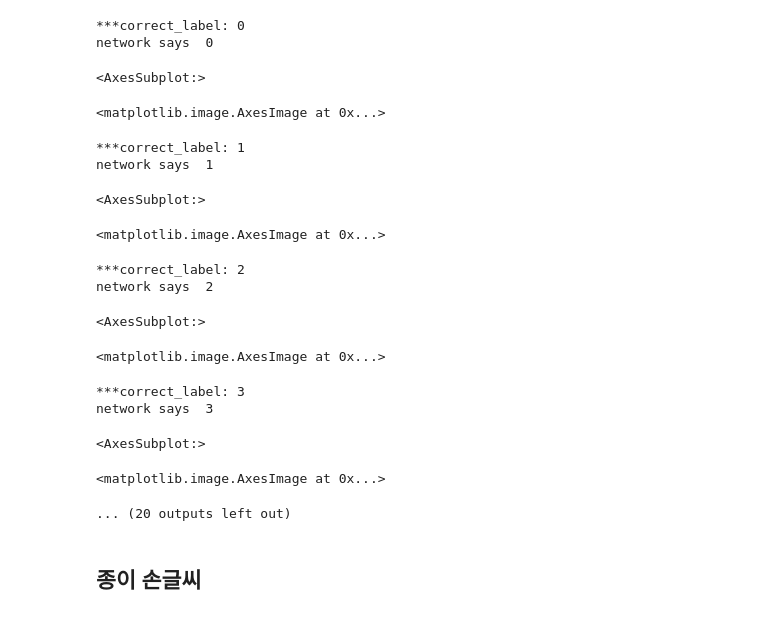
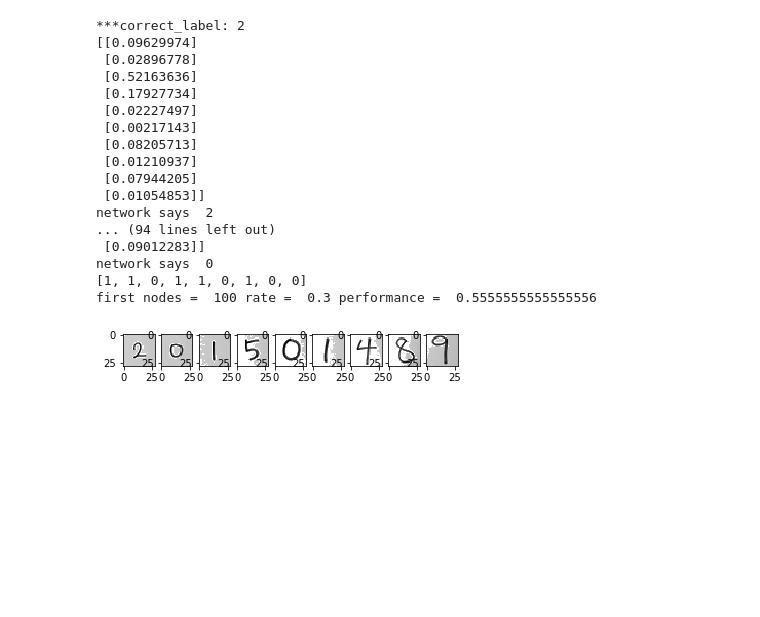
Before and after one commit to 0general/data-science, a Jupyter notebook: NNlab3.ipynb, the cells around one changed output. Cells and saved outputs as stored; diff of their text form; code cells hidden in the pictures; blank space fills up the shorter version.

```diff
--- a/NNlab3.ipynb
+++ b/NNlab3.ipynb
@@ -180,13 +292,0 @@ training_data_file.close()
-# %%
-#입력, 은닉, 출력 노드의 수
-input_nodes = 784
-hidden_nodes1 = 200
-hidden_nodes2 = 100
-output_nodes = 10
-
-#학습률
-learning_rate = 0.05
-
-#신경망의 인스턴스 생성
-n = neuralNetwork(input_nodes, hidden_nodes1, hidden_nodes2,
-                  output_nodes, learning_rate)
@@ -228,61 +293,62 @@ epochs  9  done
 # %%
-scorecard = []
+scorecard2 = []
 
 position = 1
-for image_file_name in glob.glob('my_own_images/my_?.png'):
+for image_file_name in glob.glob('my_real_images/실?_?.png'):
     correct_label = int(image_file_name[-5:-4])
     print("***correct_label:", correct_label)
 
     image_array = imageio.imread(image_file_name)
     image_array = image_array[:,:,0] #***컬러를 그레이 스케일로 변환***
 
     image_data = 255.0 - image_array.reshape(784)
+    image_data = numpy.asfarray([x if x > 73 else 0 for x in image_data])
     #28x28 행렬 값을 784개 값의 리스트로 재구성
     image_data = (image_data / 255.0 * 0.99) + 0.01 #색상 값 반전
 
     # query the network
     outputs = n.query(image_data)
+    print(outputs)
 
     # the index of the highest value corresponds to the label
     label = numpy.argmax(outputs)
     print("network says ", label)
 
-    matplotlib.pyplot.subplot(1,10,position)
+    matplotlib.pyplot.subplot(1,9,position)
     matplotlib.pyplot.imshow(image_data.reshape(28,28), cmap='Greys',
                              interpolation='None')
     position += 1;
 
     if (label == correct_label):
         #정답인 경우 성적표에 1을 더해 줌
-        scorecard.append(1)
+        scorecard2.append(1)
     else:
         #정답이 아닌 경우 성적표에 0을 더해 줌
-        scorecard.append(0)
+        scorecard2.append(0)
         pass
     pass
 
-print(scorecard)
-scorecard_array = numpy.asarray(scorecard)
-print("first nodes = ", hidden_nodes1, "second nodes = ",hidden_nodes2,
+print(scorecard2)
+scorecard2_array = numpy.asarray(scorecard2)
+print("first nodes = ", hidden_nodes,
       "rate = ", learning_rate, "performance = ",
-      scorecard_array.sum()/ scorecard_array.size)
+      scorecard2_array.sum()/ scorecard2_array.size)
 # %% [output]
-***correct_label: 0
+***correct_label: 2
+[[0.09629974]
+ [0.02896778]
+ [0.52163636]
+ [0.17927734]
+ [0.02227497]
+ [0.00217143]
+ [0.08205713]
+ [0.01210937]
+ [0.07944205]
+ [0.01054853]]
+network says  2
+... (94 lines left out)
+ [0.09012283]]
 network says  0
+[1, 1, 0, 1, 1, 0, 1, 0, 0]
+first nodes =  100 rate =  0.3 performance =  0.5555555555555556
-<AxesSubplot:>
-<matplotlib.image.AxesImage at 0x...>
-***correct_label: 1
-network says  1
-<AxesSubplot:>
-<matplotlib.image.AxesImage at 0x...>
-***correct_label: 2
-network says  2
-<AxesSubplot:>
-<matplotlib.image.AxesImage at 0x...>
-***correct_label: 3
-network says  3
-<AxesSubplot:>
-<matplotlib.image.AxesImage at 0x...>
-... (20 outputs left out)
+[figure, added]
-# %% [markdown]
-## 종이 손글씨
```
Also changed, not shown: parts of 21 cells of this notebook.
